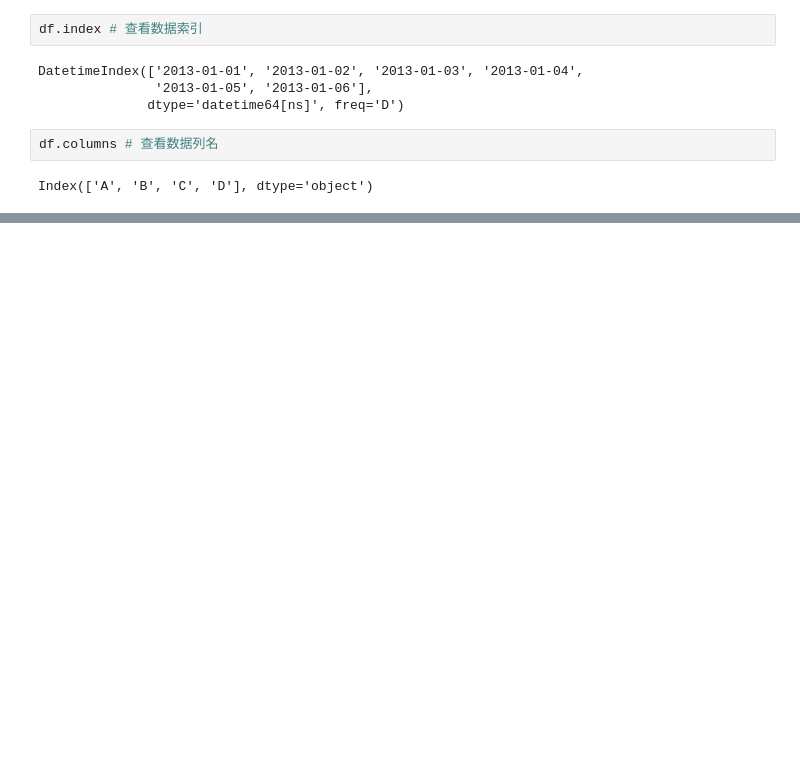
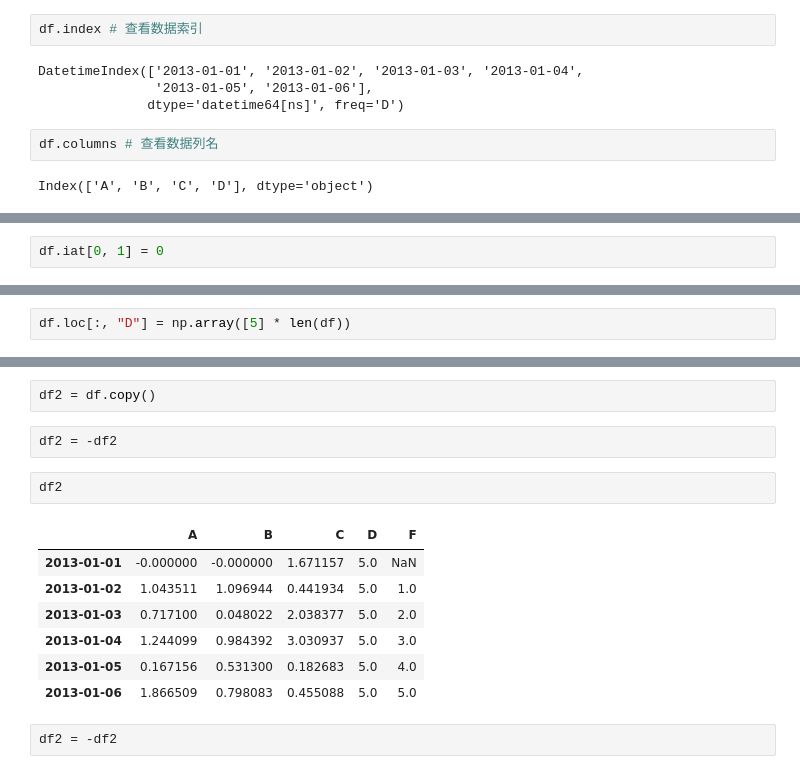
Before and after one commit to ingwant/Python-Pandas-Learn, a Jupyter notebook: Pandas-Learn.ipynb, the cells around one changed output, grey strips where cells are left out. Saved outputs shown, nothing was run; the diff lists cells and outputs as text; blank space fills up the shorter version.

```diff
--- a/Pandas-Learn.ipynb
+++ b/Pandas-Learn.ipynb
@@ -308,0 +499,2 @@ df["20130102":"20130103"]
+# %%
+df.iat[0, 1] = 0
@@ -308,0 +513,2 @@ df["20130102":"20130103"]
+# %%
+df.loc[:, "D"] = np.array([5] * len(df))
@@ -308,0 +525,16 @@ df["20130102":"20130103"]
+# %%
+df2 = df.copy()
+# %%
+df2 = -df2
+# %%
+df2
+# %% [output]
+|  | A | B | C | D | F |
+| 2013-01-01 | -0.000000 | -0.000000 | 1.671157 | 5.0 | NaN |
+| 2013-01-02 | 1.043511 | 1.096944 | 0.441934 | 5.0 | 1.0 |
+| 2013-01-03 | 0.717100 | 0.048022 | 2.038377 | 5.0 | 2.0 |
+| 2013-01-04 | 1.244099 | 0.984392 | 3.030937 | 5.0 | 3.0 |
+| 2013-01-05 | 0.167156 | 0.531300 | 0.182683 | 5.0 | 4.0 |
+| 2013-01-06 | 1.866509 | 0.798083 | 0.455088 | 5.0 | 5.0 |
+# %%
+df2 = -df2
```
Also changed, not shown: parts of 129 cells of this notebook.
